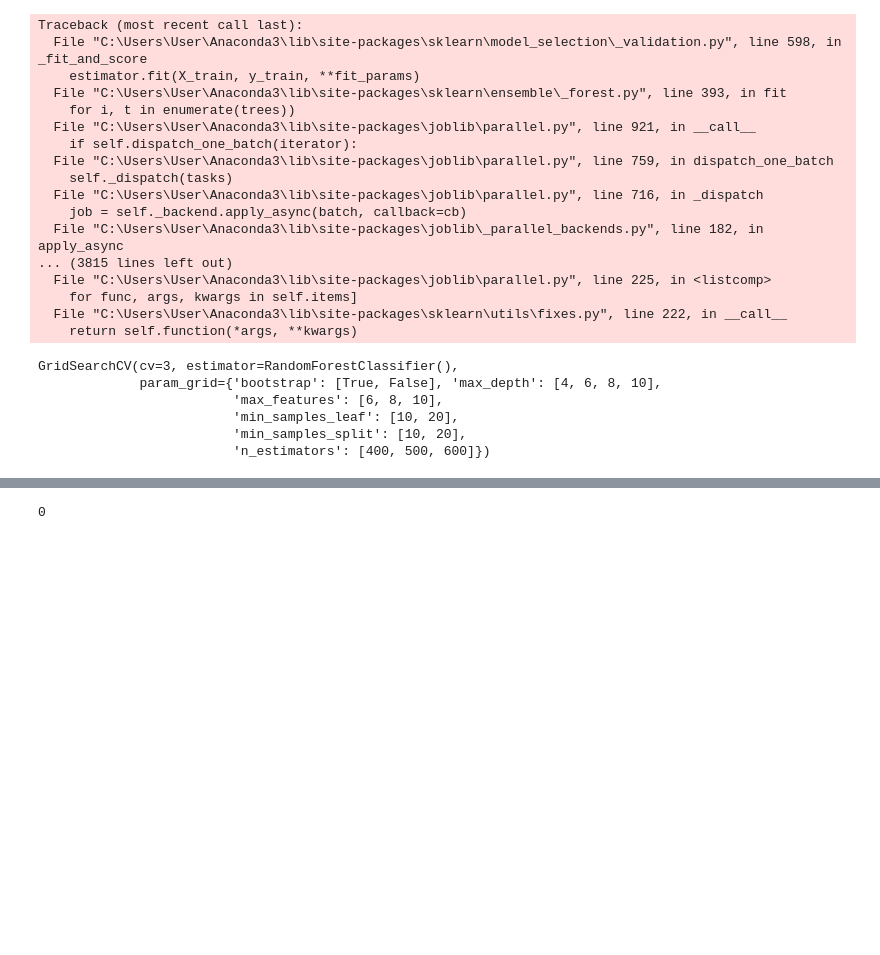
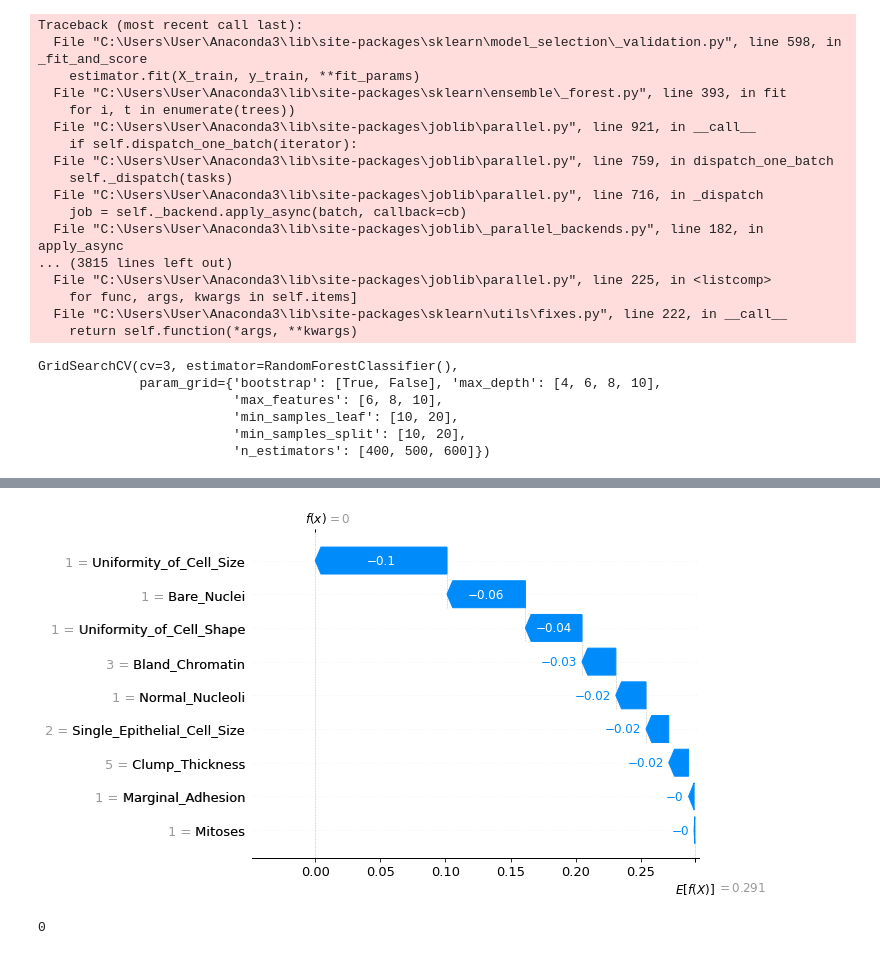
Before and after one commit to mishab04/Take-Care-App, a Jupyter notebook: Notebook/Breast Cancer Prediction.ipynb, the cells around one changed output, grey strips where cells are left out. Cells and saved outputs as stored; diff of their text form; code cells hidden in the pictures; blank space fills up the shorter version.

```diff
--- a/Notebook/Breast Cancer Prediction.ipynb
+++ b/Notebook/Breast Cancer Prediction.ipynb
@@ -158,0 +162,2 @@ Best score is 0.95886761351657
+# %%
+new_rf.fit(X_train, y_train)
@@ -173,0 +182,6 @@ weighted avg       0.98      0.98      0.98       140
+# %%
+import shap
+
+explainer = shap.TreeExplainer(new_rf, X_train)
+# %%
+sv = explainer(X)
@@ -173,0 +200,8 @@ weighted avg       0.98      0.98      0.98       140
+# %%
+exp = shap.Explanation(sv.values[:,:,1],
+                  sv.base_values[:,1],
+                  data=X.values,
+                  feature_names=['Clump_Thickness', 'Uniformity_of_Cell_Size',
+       'Uniformity_of_Cell_Shape', 'Marginal_Adhesion',
+       'Single_Epithelial_Cell_Size', 'Bare_Nuclei', 'Bland_Chromatin',
+       'Normal_Nucleoli', 'Mitoses'])
@@ -174,3 +220,7 @@ weighted avg       0.98      0.98      0.98       140
+# %%
+shap.plots.waterfall(exp[0])
+# %% [output]
+[figure, added]
 # %%
 # loading library
 import pickle
```
Also changed, not shown: parts of 11 cells of this notebook, 47 other files.
